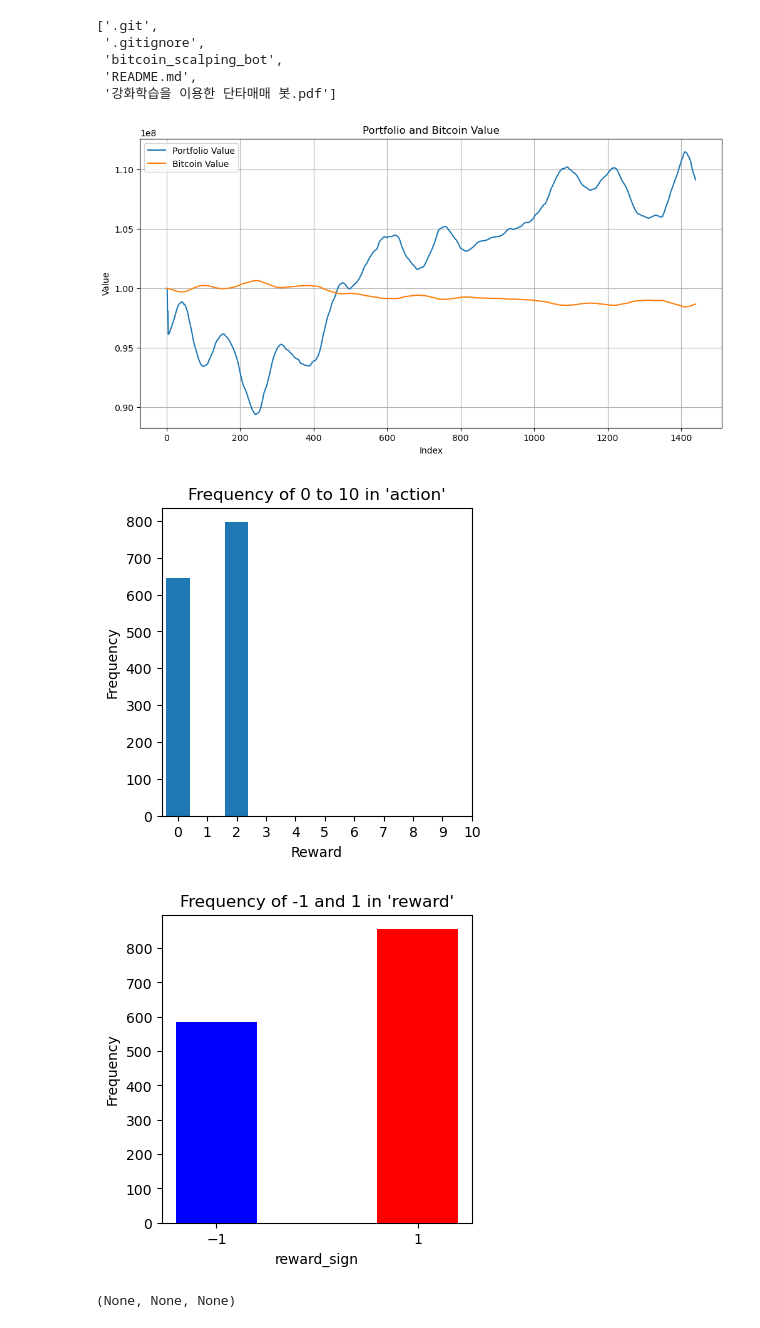
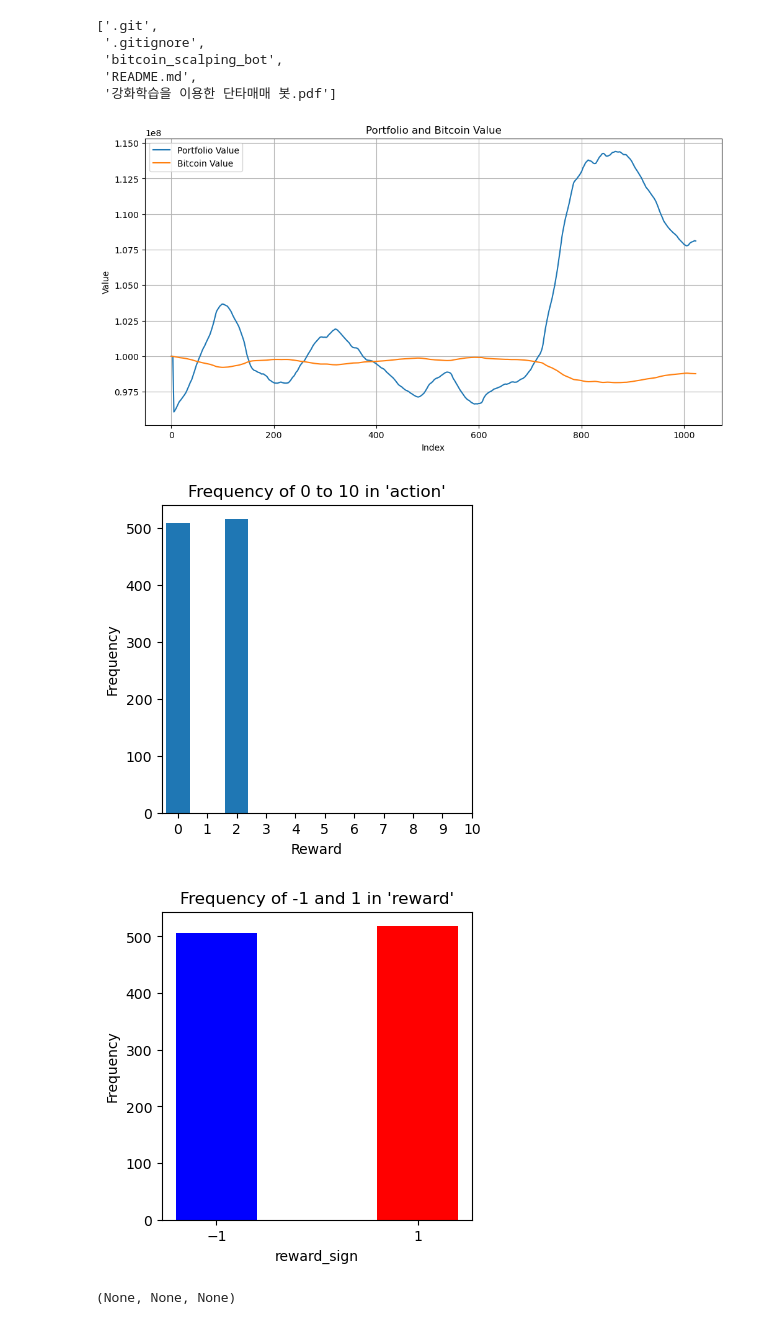
Before and after one commit to donghui-0126/crypto-scalping-RL-Agent, a Jupyter notebook: bitcoin_scalping_bot/version_4/log description.ipynb, the cells around one changed output. Drawn from its saved outputs; the diff is of its cells as text; code cells hidden in the pictures.

```diff
--- a/bitcoin_scalping_bot/version_4/log description.ipynb
+++ b/bitcoin_scalping_bot/version_4/log description.ipynb
@@ -18,10 +18,11 @@ os.listdir()
  'README.md',
  '강화학습을 이용한 단타매매 봇.pdf']
 # %%
-log = 34
+log = 40
+
 pnl_graph(log), action_graph(log),  reward_graph(log)
 # %% [output]
-[figure, old version]
+[figure, new version]
-[figure, old version]
+[figure, new version]
-[figure, old version]
+[figure, new version]
 (None, None, None)
```
Also changed, not shown: 32 other files.
